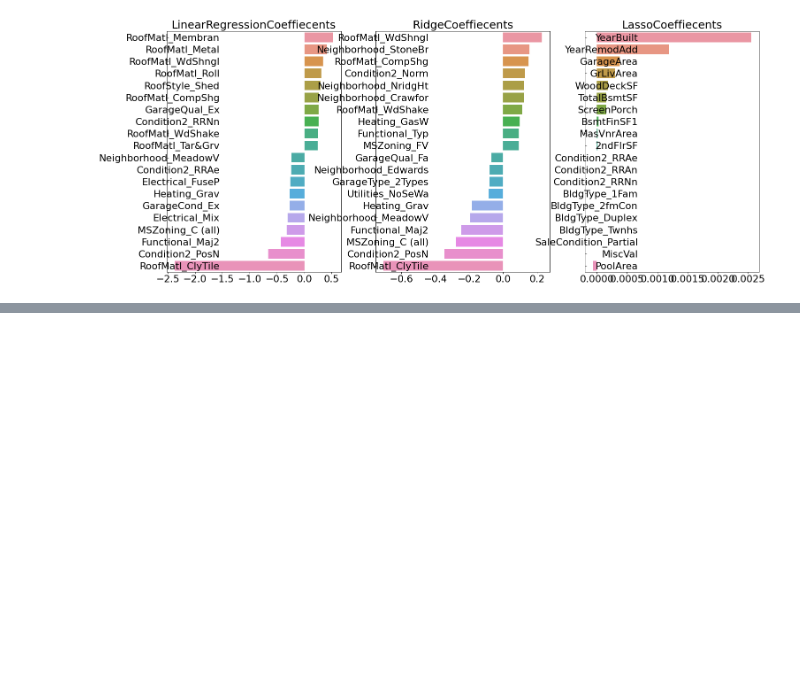
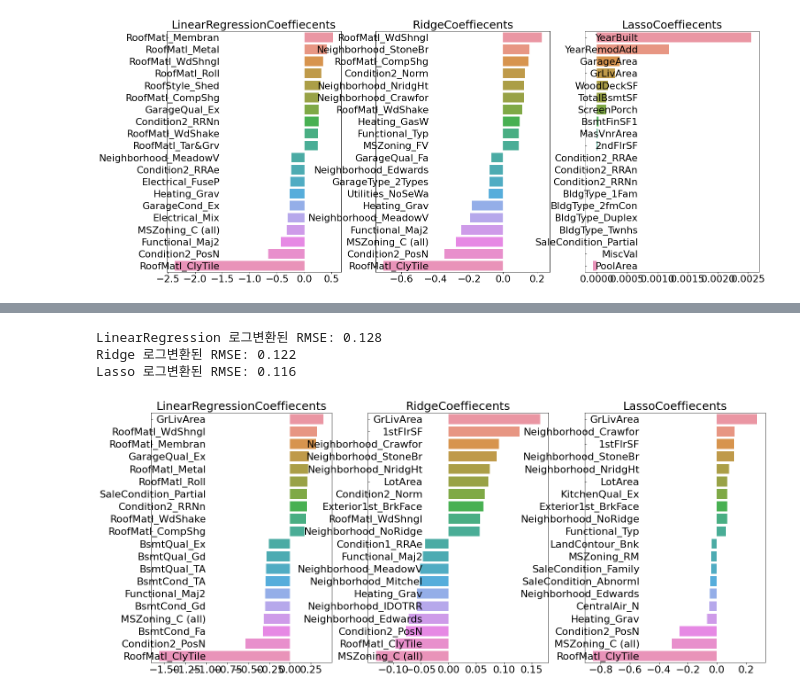
Before and after one commit to SeunghyeChae/CAKD3_tmdhey, a Jupyter notebook: 머신러닝/ml_집값예측.ipynb, the cells around one changed output, grey strips where cells are left out. Drawn from its saved outputs; the diff is of its cells as text; code cells hidden in the pictures; blank space fills up the shorter version.

```diff
--- a/머신러닝/ml_집값예측.ipynb
+++ b/머신러닝/ml_집값예측.ipynb
@@ -243,0 +371,15 @@ def get_avg_rmse
+# %%
+# one-hot인코딩 적용해서 데이터 분할
+house_df_oh= pd.get_dummies(house_df)
+
+X_features = house_df_oh.drop('SalePrice', axis=1)
+y_target = house_df_oh['SalePrice']
+X_train, X_test, y_train, y_test = train_test_split(X_features, y_target,
+                                                    test_size=0.2, random_state=156)
+
+# 최적의 RMSE와 최적의 하이퍼 파라미터 출력
+ridge_params = { 'alpha':[1, 5, 8, 10, 12, 15, 18, 20]}
+lasso_params = { 'alpha':[0.0005, 0.0008, 0.001, 0.005, 0.008, 0.01, 0.05, 0.08, 0.1]}
+
+print_best_params(ridge,ridge_params)
+print_best_params(lasso,lasso_params)
@@ -243,0 +394,25 @@ def get_avg_rmse
+# %%
+# 최적화된 alpha값으로 학습
+
+lr_ =LinearRegression()
+lr_.fit(X_train,y_train)
+
+ridge_ = Ridge(alpha=10)
+ridge_.fit(X_train,y_train)
+
+lasso_ = Lasso(alpha=0.0005)
+lasso_.fit(X_train,y_train)
+
+# RMSE 출력
+models= [lr_, ridge_, lasso_]
+get_rmses(models)
+
+# 회귀계수 시각화
+visualize_coefficient(models)
+
+# >> GrLivArea 공간 크기가 주택 가격에 미치는 영향이 가장 클 것이라는 결과 도출
+# %% [output]
+LinearRegression 로그변환된 RMSE: 0.128
+Ridge 로그변환된 RMSE: 0.122
+Lasso 로그변환된 RMSE: 0.116
+[figure, added]
```
Also changed, not shown: parts of 21 cells of this notebook.
